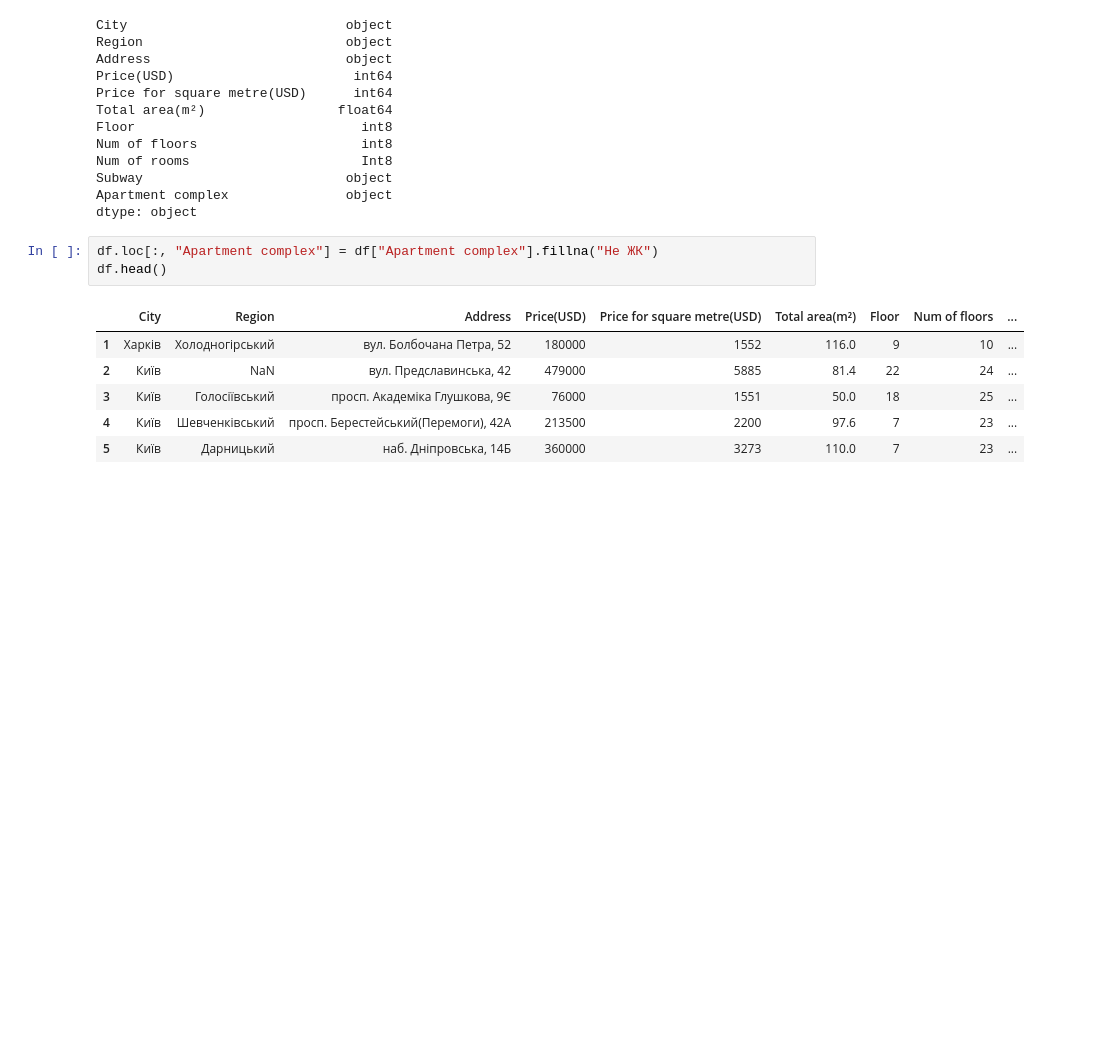
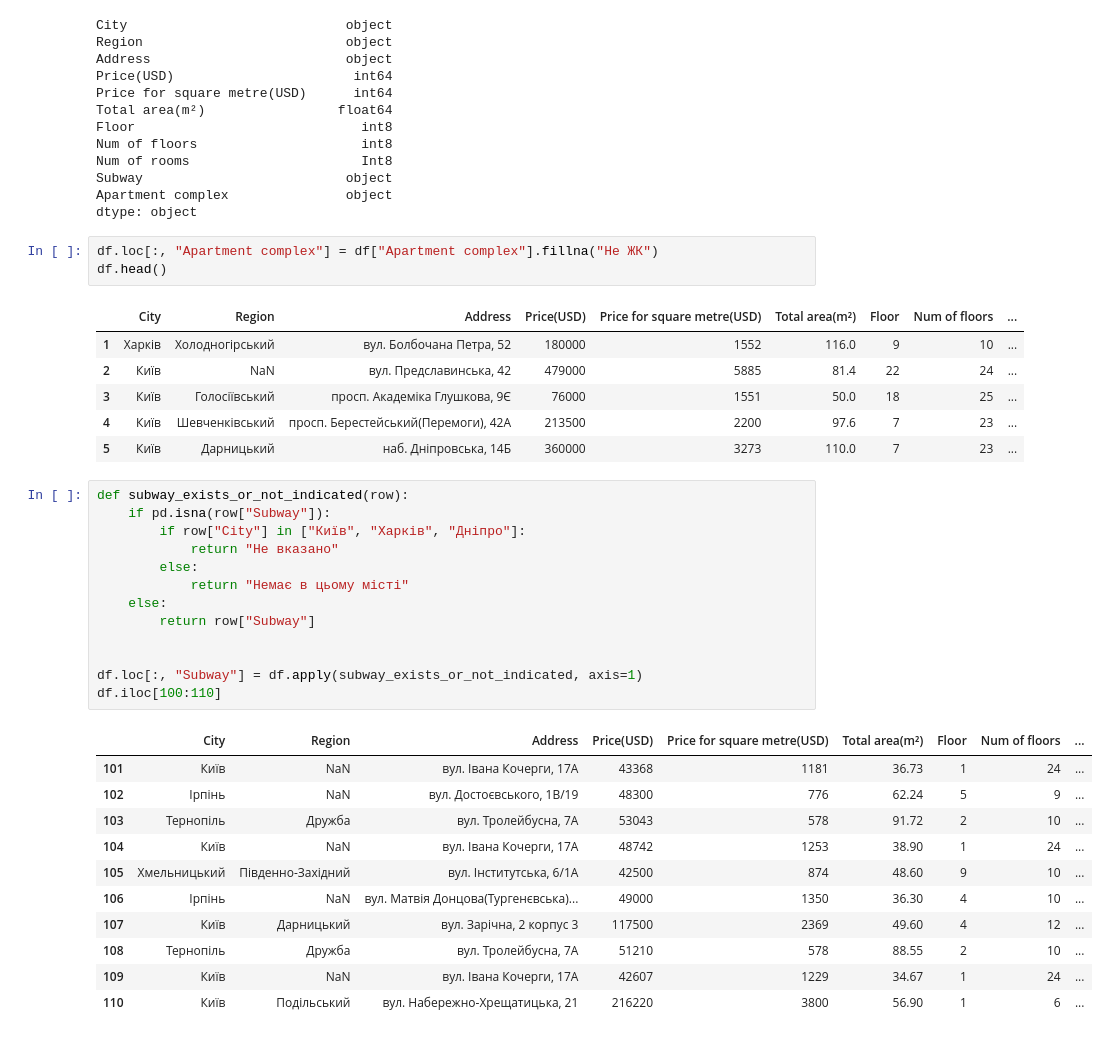
Before and after one commit to Ihor-MA/flats-data-analytics, a Jupyter notebook: pandas_data_processing.ipynb, the cells around one changed output. Cells and saved outputs as stored; diff of their text form; blank space fills up the shorter version.

Commit message:
Created function to replace null values on 'не вказано' or 'немає в цьому мiстi' and applied it for column 'Subway'

```diff
--- a/pandas_data_processing.ipynb
+++ b/pandas_data_processing.ipynb
@@ -141,3 +141,28 @@ df.head()
 | 3 | Київ | Голосіївський | просп. Академіка Глушкова, 9Є | 76000 | 1551 | 50.0 | 18 | 25 | ... |
 | 4 | Київ | Шевченківський | просп. Берестейський(Перемоги), 42А | 213500 | 2200 | 97.6 | 7 | 23 | ... |
 | 5 | Київ | Дарницький | наб. Дніпровська, 14Б | 360000 | 3273 | 110.0 | 7 | 23 | ... |
+# %%
+def subway_exists_or_not_indicated(row):
+    if pd.isna(row["Subway"]):
+        if row["City"] in ["Київ", "Харків", "Дніпро"]:
+            return "Не вказано"
+        else:
+            return "Немає в цьому місті"
+    else:
+        return row["Subway"]
+
+
+df.loc[:, "Subway"] = df.apply(subway_exists_or_not_indicated, axis=1)
+df.iloc[100:110]
+# %% [output]
+|  | City | Region | Address | Price(USD) | Price for square metre(USD) | Total area(m²) | Floor | Num of floors | ... |
+| 101 | Київ | NaN | вул. Івана Кочерги, 17А | 43368 | 1181 | 36.73 | 1 | 24 | ... |
+| 102 | Ірпінь | NaN | вул. Достоєвського, 1В/19 | 48300 | 776 | 62.24 | 5 | 9 | ... |
+| 103 | Тернопіль | Дружба | вул. Тролейбусна, 7А | 53043 | 578 | 91.72 | 2 | 10 | ... |
+| 104 | Київ | NaN | вул. Івана Кочерги, 17А | 48742 | 1253 | 38.90 | 1 | 24 | ... |
+| 105 | Хмельницький | Південно-Західний | вул. Інститутська, 6/1А | 42500 | 874 | 48.60 | 9 | 10 | ... |
+| 106 | Ірпінь | NaN | вул. Матвія Донцова(Тургенєвська)... | 49000 | 1350 | 36.30 | 4 | 10 | ... |
+| 107 | Київ | Дарницький | вул. Зарічна, 2 корпус 3 | 117500 | 2369 | 49.60 | 4 | 12 | ... |
+| 108 | Тернопіль | Дружба | вул. Тролейбусна, 7А | 51210 | 578 | 88.55 | 2 | 10 | ... |
+| 109 | Київ | NaN | вул. Івана Кочерги, 17А | 42607 | 1229 | 34.67 | 1 | 24 | ... |
+| 110 | Київ | Подільський | вул. Набережно-Хрещатицька, 21 | 216220 | 3800 | 56.90 | 1 | 6 | ... |
```
